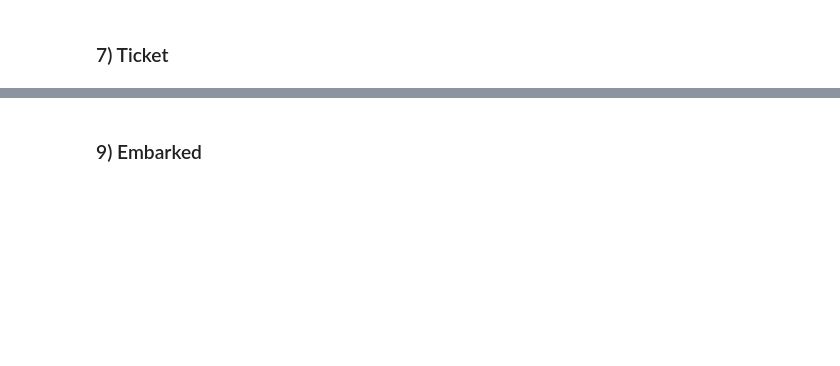
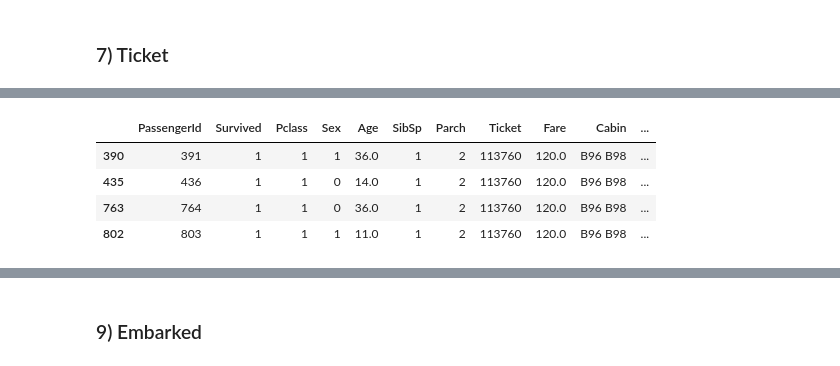
Before and after one commit to malte-n/Data-Science-Portfolio, a Jupyter notebook: titanic_kaggle_comp/titanic_classification_problem.ipynb, the cells around one changed output, grey strips where cells are left out. Cells and saved outputs as stored; diff of their text form; code cells hidden in the pictures; blank space fills up the shorter version.

```diff
--- a/titanic_kaggle_comp/titanic_classification_problem.ipynb
+++ b/titanic_kaggle_comp/titanic_classification_problem.ipynb
@@ -232,3 +297,11 @@ g = g.map(sns.distplot, "Age")
+# %%
+train_data.loc[train_data.Ticket == "113760"]
+# %% [output]
+|  | PassengerId | Survived | Pclass | Sex | Age | SibSp | Parch | Ticket | Fare | Cabin | ... |
+| 390 | 391 | 1 | 1 | 1 | 36.0 | 1 | 2 | 113760 | 120.0 | B96 B98 | ... |
+| 435 | 436 | 1 | 1 | 0 | 14.0 | 1 | 2 | 113760 | 120.0 | B96 B98 | ... |
+| 763 | 764 | 1 | 1 | 0 | 36.0 | 1 | 2 | 113760 | 120.0 | B96 B98 | ... |
+| 802 | 803 | 1 | 1 | 1 | 11.0 | 1 | 2 | 113760 | 120.0 | B96 B98 | ... |
 # %%
 train_data.drop(["Ticket"], axis=1, inplace=True)
 test_data.drop(["Ticket"], axis=1, inplace=True)
```
Also changed, not shown: parts of 19 cells of this notebook.
